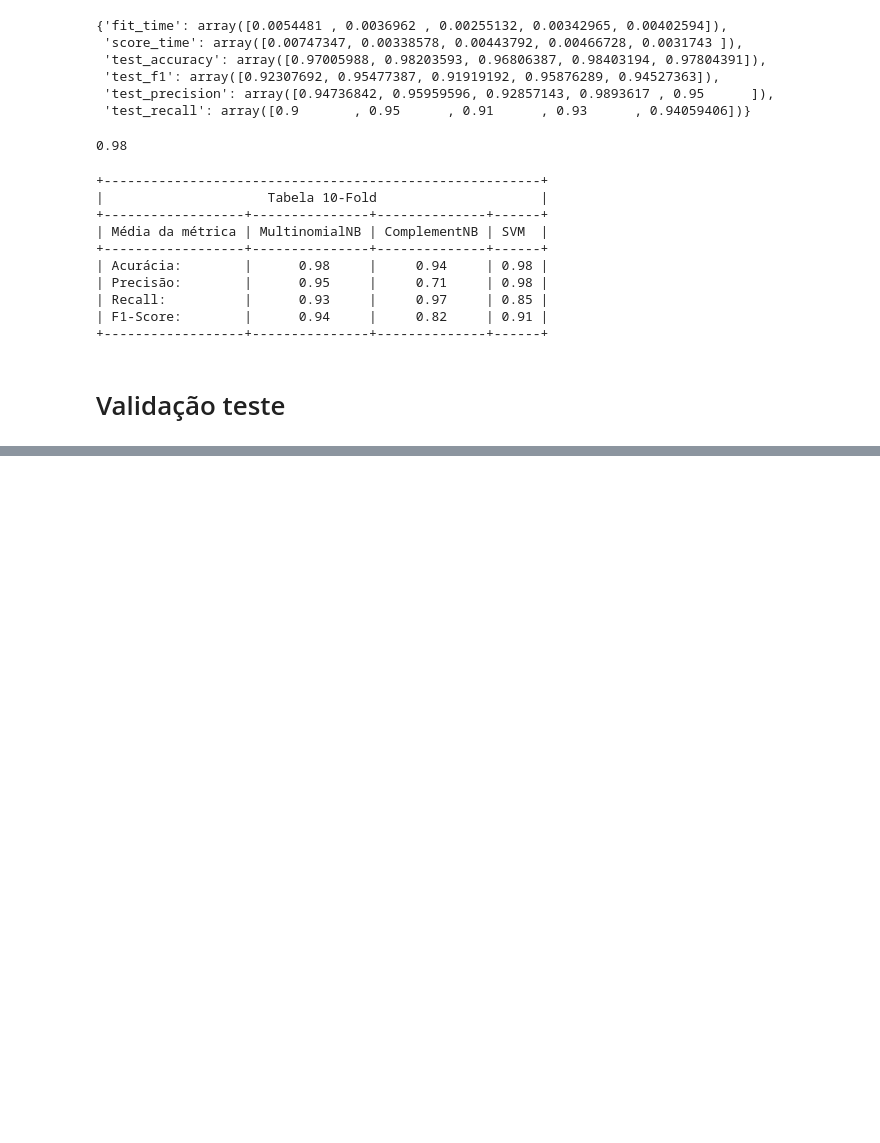
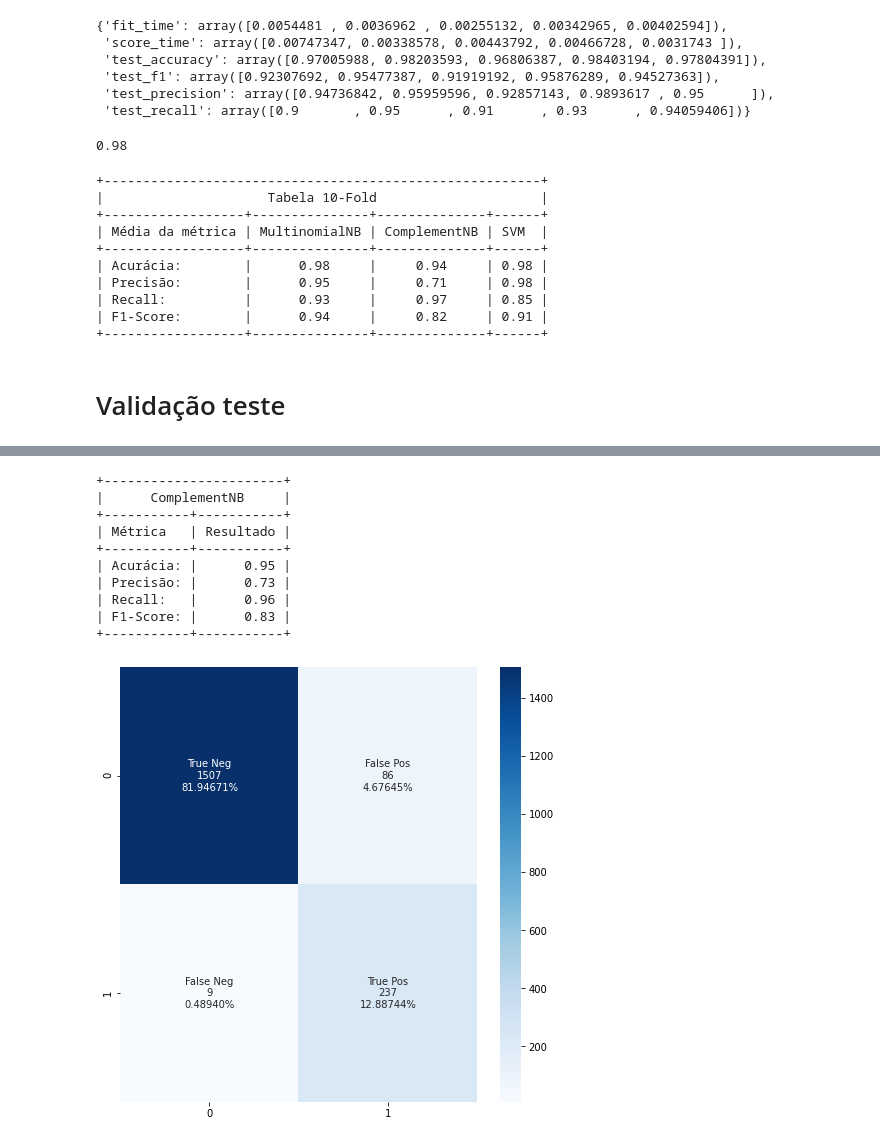
Before and after one commit to D3B0R4H/Trabalho3, a Jupyter notebook: Trabalho_final.ipynb, the cells around one changed output, grey strips where cells are left out. Saved outputs shown, nothing was run; the diff lists cells and outputs as text; code cells hidden in the pictures; blank space fills up the shorter version.

```diff
--- a/Trabalho_final.ipynb
+++ b/Trabalho_final.ipynb
@@ -420,0 +430,14 @@ matriz_confusao(y_test,Classificador_US.predict(X_test),'MultinomialNB')
+# %%
+matriz_confusao(y_test,Classificador_ComplementNB.predict(X_test),'ComplementNB')
+# %% [output]
++-----------------------+
+|      ComplementNB     |
++-----------+-----------+
+| Métrica   | Resultado |
++-----------+-----------+
+| Acurácia: |      0.95 |
+| Precisão: |      0.73 |
+| Recall:   |      0.96 |
+| F1-Score: |      0.83 |
++-----------+-----------+
+[figure, added]
```
Also changed, not shown: parts of 2 cells of this notebook.
